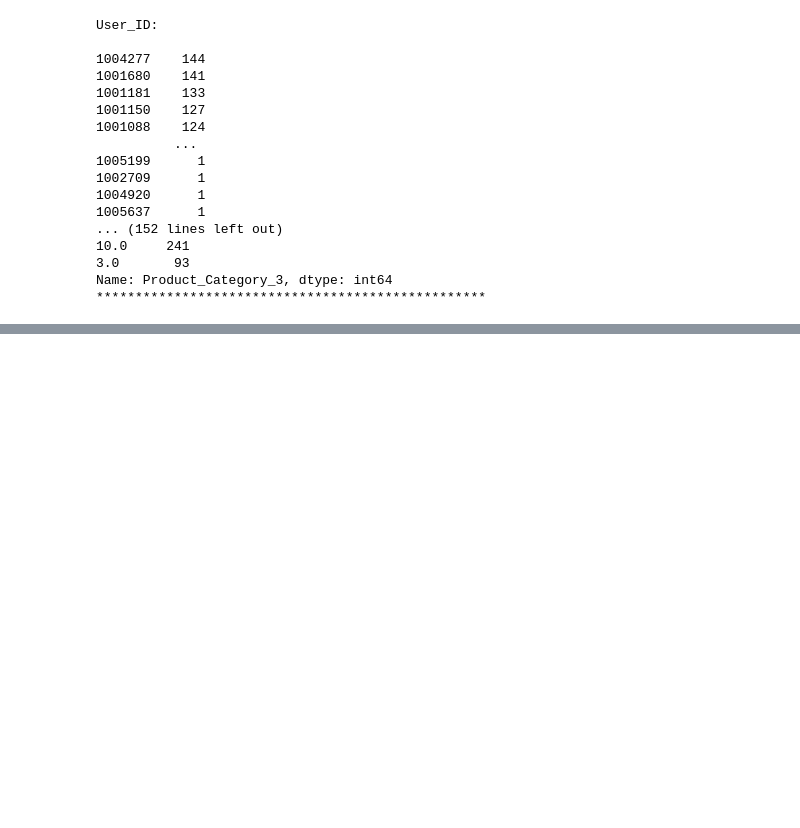
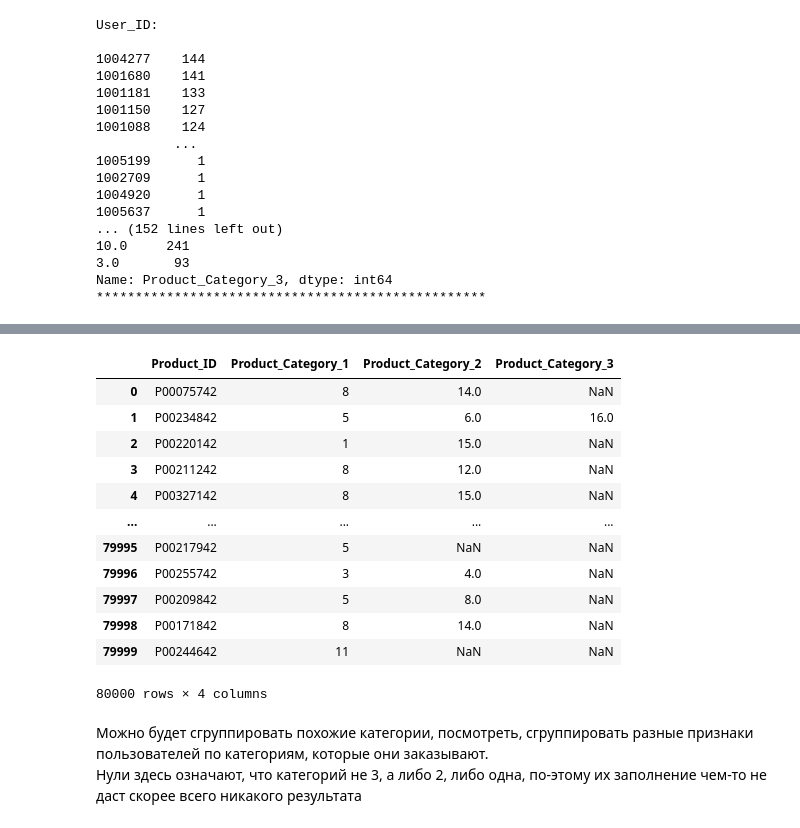
Before and after one commit to kate-ds/Libraries_Python_for_DS, a Jupyter notebook: Black Friday Sales Project/BlackFridaySales.ipynb, the cells around one changed output, grey strips where cells are left out. Saved outputs shown, nothing was run; the diff lists cells and outputs as text; code cells hidden in the pictures; blank space fills up the shorter version.

```diff
--- a/Black Friday Sales Project/BlackFridaySales.ipynb
+++ b/Black Friday Sales Project/BlackFridaySales.ipynb
@@ -169,0 +252,20 @@ Name: Product_Category_3, dtype: int64
+# %%
+categories = df_train[['Product_ID', 'Product_Category_1', 'Product_Category_2', 'Product_Category_3']]
+categories
+# %% [output]
+|  | Product_ID | Product_Category_1 | Product_Category_2 | Product_Category_3 |
+| 0 | P00075742 | 8 | 14.0 | NaN |
+| 1 | P00234842 | 5 | 6.0 | 16.0 |
+| 2 | P00220142 | 1 | 15.0 | NaN |
+| 3 | P00211242 | 8 | 12.0 | NaN |
+| 4 | P00327142 | 8 | 15.0 | NaN |
+| ... | ... | ... | ... | ... |
+| 79995 | P00217942 | 5 | NaN | NaN |
+| 79996 | P00255742 | 3 | 4.0 | NaN |
+| 79997 | P00209842 | 5 | 8.0 | NaN |
+| 79998 | P00171842 | 8 | 14.0 | NaN |
+| 79999 | P00244642 | 11 | NaN | NaN |
+80000 rows × 4 columns
+# %% [markdown]
+Можно будет сгруппировать похожие категории, посмотреть, сгруппировать разные признаки пользователей по категориям, которые они заказывают.
+Нули здесь означают, что категорий не 3, а либо 2, либо одна, по-этому их заполнение чем-то не даст скорее всего никакого результата
```
Also changed, not shown: parts of 13 cells of this notebook.
